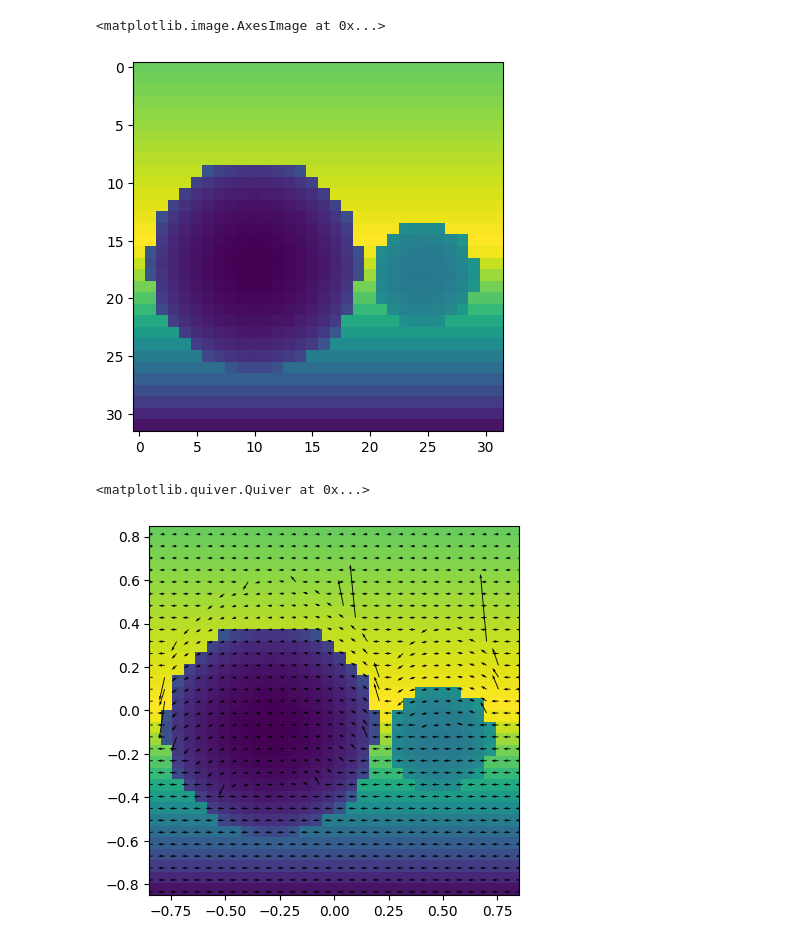
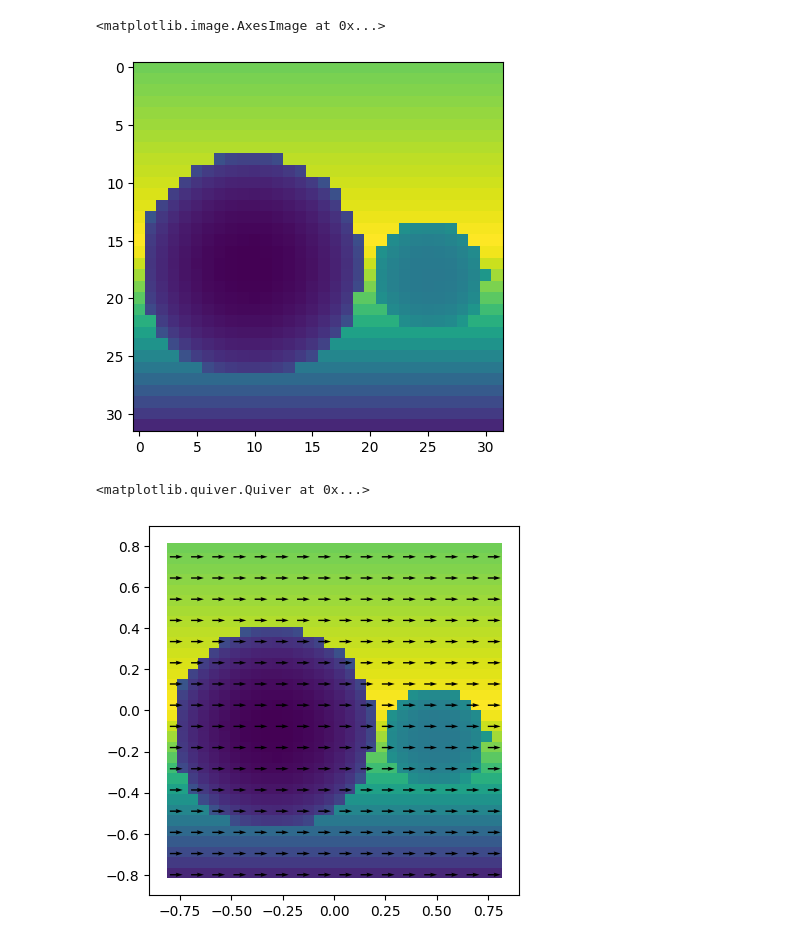
Before and after one commit to mworchel/mitsuba-missing-term, a Jupyter notebook: reparam.ipynb, the cells around one changed output. Drawn from its saved outputs; the diff is of its cells as text; code cells hidden in the pictures.

Commit message:
Convert `grad(si.p)` to camera coordinates

```diff
--- a/reparam.ipynb
+++ b/reparam.ipynb
@@ -50,8 +50,8 @@ cam_origin = mi.Point3f(tx, 1, 3)
 cam_dir = dr.normalize(mi.Vector3f(0, -0.5, -1))
 
 # Camera width and height in world space
-cam_width  = 1.7
-cam_height = 1.7
+cam_width  = 1.6
+cam_height = 1.6
 
 # Image pixel resolution
 image_res = [32, 32]
@@ -66,34 +66,36 @@ x, y = dr.meshgrid(
 ray_origin_local = mi.Vector3f(x, y, 0)
 
 # Ray origin in world coordinates
-ray_origin = mi.Frame3f(cam_dir).to_world(ray_origin_local) + cam_origin
+cam_frame  = mi.Frame3f(cam_dir)
+ray_origin = cam_frame.to_world(ray_origin_local) + cam_origin
 
 ray = mi.Ray3f(o=ray_origin, d=cam_dir)
 
-ray.d, det = reparametrize_rays(ray, 0)
+#ray.d, det = reparametrize_rays(ray, 0)
 
 si = scene.ray_intersect(ray)
 
-#dr.backward_from(si.t)
 dr.forward_from(tx)
-dr.grad(si.p)
 
 plt.imshow(si.t.numpy().reshape(*image_res))
 # %% [output]
 <matplotlib.image.AxesImage at 0x...>
-[figure, old version]
+[figure, new version]
 # %%
-ss = 1
-px = x.numpy().reshape(*image_res) + 0.5 / image_res[1]
-py = y.numpy().reshape(*image_res) + 0.5 / image_res[0]
-uv = dr.grad(si.p).numpy()[:, :2].reshape(*image_res, 2)
+# Project the gradient into the camera frame
+si_p_grad_local = cam_frame.to_local(dr.grad(si.p))
+
+ss = 2
+px = x.numpy().reshape(*image_res)
+py = y.numpy().reshape(*image_res)
+uv = si_p_grad_local.numpy()[:, :2].reshape(*image_res, 2)
 
 extent=(-cam_width  / 2, cam_width / 2, -cam_height / 2,  cam_height / 2)
 fig, ax = plt.subplots(1, 1)
-ax.set_xlim(extent[0], extent[1])
-ax.set_ylim(extent[2], extent[3])
-ax.imshow(si.t.numpy().reshape(*image_res), extent=(-cam_width  / 2, cam_width / 2, -cam_height / 2,  cam_height / 2))
+ax.set_xlim(extent[0]-0.1, extent[1]+0.1)
+ax.set_ylim(extent[2]-0.1, extent[3]+0.1)
+ax.imshow(si.t.numpy().reshape(*image_res), extent=(-cam_width  / 2 - 0.5 / image_res[1], cam_width / 2 + 0.5 / image_res[1], -cam_height / 2 - 0.5 / image_res[0],  cam_height / 2 + 0.5/ image_res[1]))
 ax.quiver(px[::ss, ::ss].ravel(), py[::ss, ::ss].ravel(), uv[::ss, ::ss, 0].ravel(), uv[::ss, ::ss, 1].ravel())
 # %% [output]
 <matplotlib.quiver.Quiver at 0x...>
-[figure, old version]
+[figure, new version]
```
